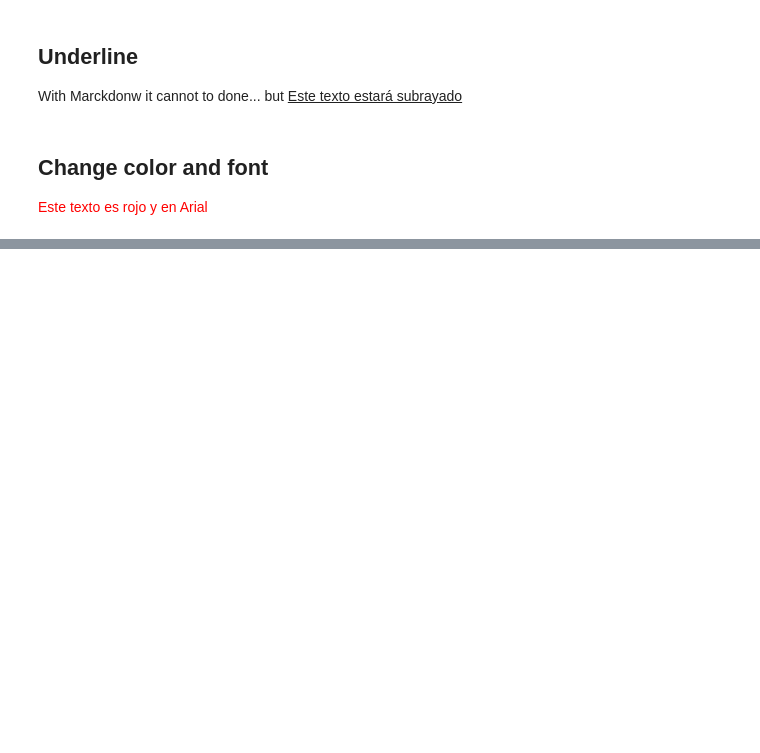
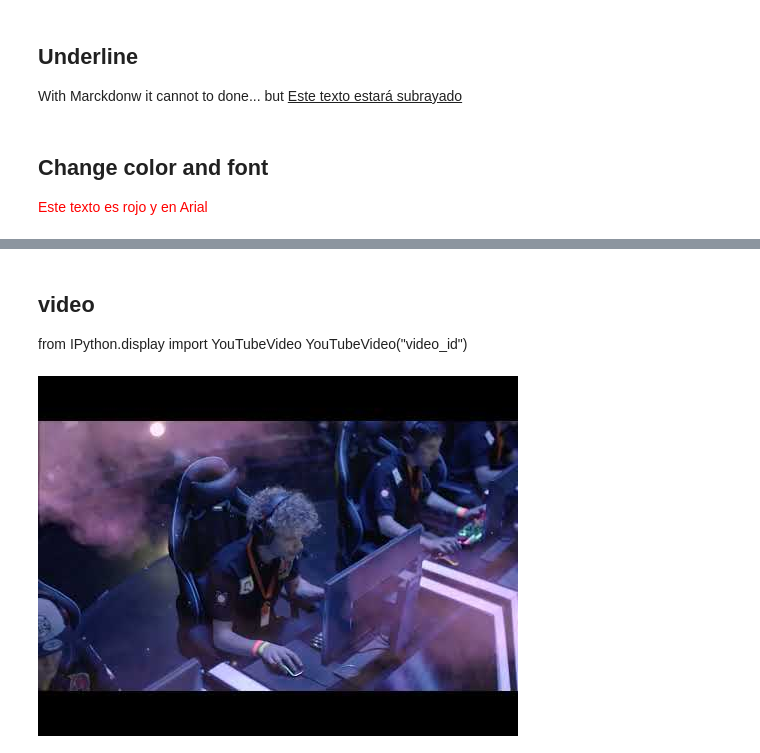
Before and after one commit to Sar-mon/Ragastone12, a Jupyter notebook: Clase_1_Basic_MD_ipynb.ipynb, the cells around one changed output, grey strips where cells are left out. Drawn from its saved outputs; the diff is of its cells as text; code cells hidden in the pictures; blank space fills up the shorter version.

```diff
--- a/Clase_1_Basic_MD_ipynb.ipynb
+++ b/Clase_1_Basic_MD_ipynb.ipynb
@@ -30,0 +44,10 @@ With Marckdonw it cannot to done... but <u>Este texto estará subrayado</u>
+# %% [markdown]
+## video
+
+from IPython.display import YouTubeVideo
+YouTubeVideo("video_id")
+# %%
+from IPython.display import YouTubeVideo
+YouTubeVideo("kBQZTBzKvH4", width= 600, height=400)
+# %% [output]
+[figure, added]
```
Also changed, not shown: parts of 7 cells of this notebook.
